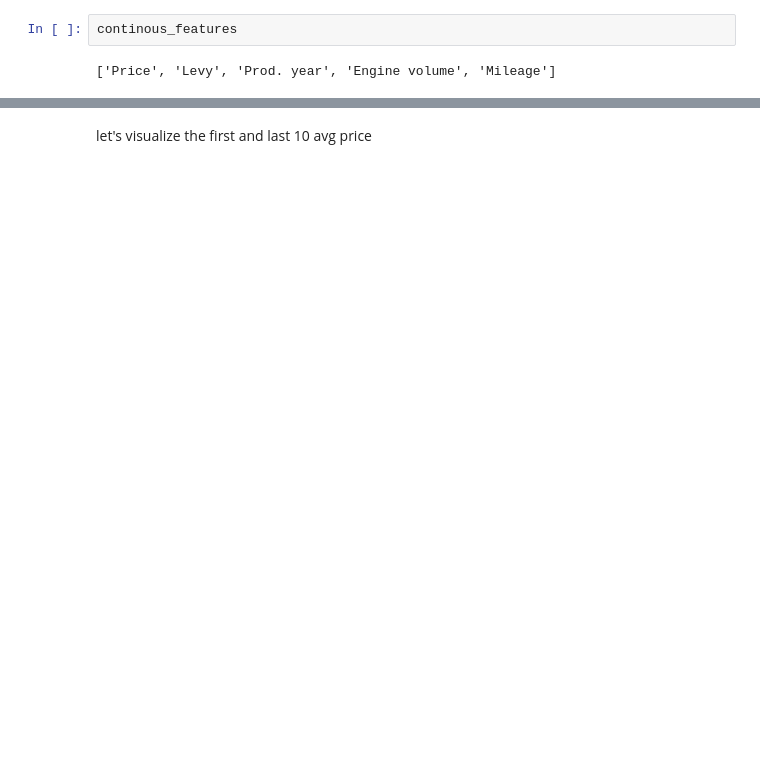
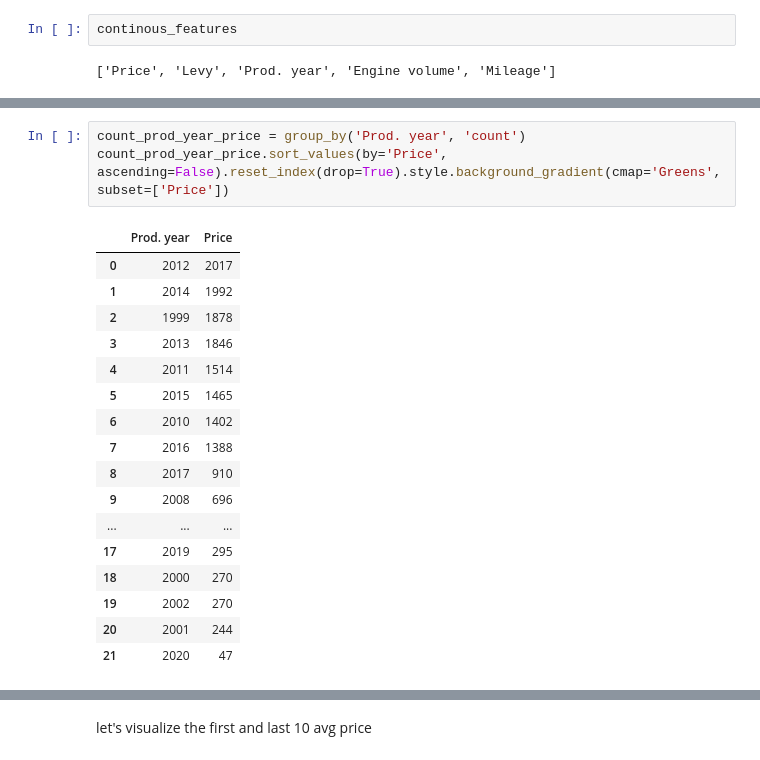
Before and after one commit to ahmeddiab1234/End-to-End-Car-Price-prediction, a Jupyter notebook: EDA.ipynb, the cells around one changed output, grey strips where cells are left out. Drawn from its saved outputs; the diff is of its cells as text; blank space fills up the shorter version.

```diff
--- a/EDA.ipynb
+++ b/EDA.ipynb
@@ -664,0 +716,21 @@ and we can see the gap between `LAMBORGHINI` and the secend `BENTLEY` it about 5
+# %%
+count_prod_year_price = group_by('Prod. year', 'count')
+count_prod_year_price.sort_values(by='Price', ascending=False).reset_index(drop=True).style.background_gradient(cmap='Greens', subset=['Price'])
+# %% [output]
+|  | Prod. year | Price |
+| 0 | 2012 | 2017 |
+| 1 | 2014 | 1992 |
+| 2 | 1999 | 1878 |
+| 3 | 2013 | 1846 |
+| 4 | 2011 | 1514 |
+| 5 | 2015 | 1465 |
+| 6 | 2010 | 1402 |
+| 7 | 2016 | 1388 |
+| 8 | 2017 | 910 |
+| 9 | 2008 | 696 |
+| ... | ... | ... |
+| 17 | 2019 | 295 |
+| 18 | 2000 | 270 |
+| 19 | 2002 | 270 |
+| 20 | 2001 | 244 |
+| 21 | 2020 | 47 |
```
Also changed, not shown: parts of 27 cells of this notebook, 1 other file.
